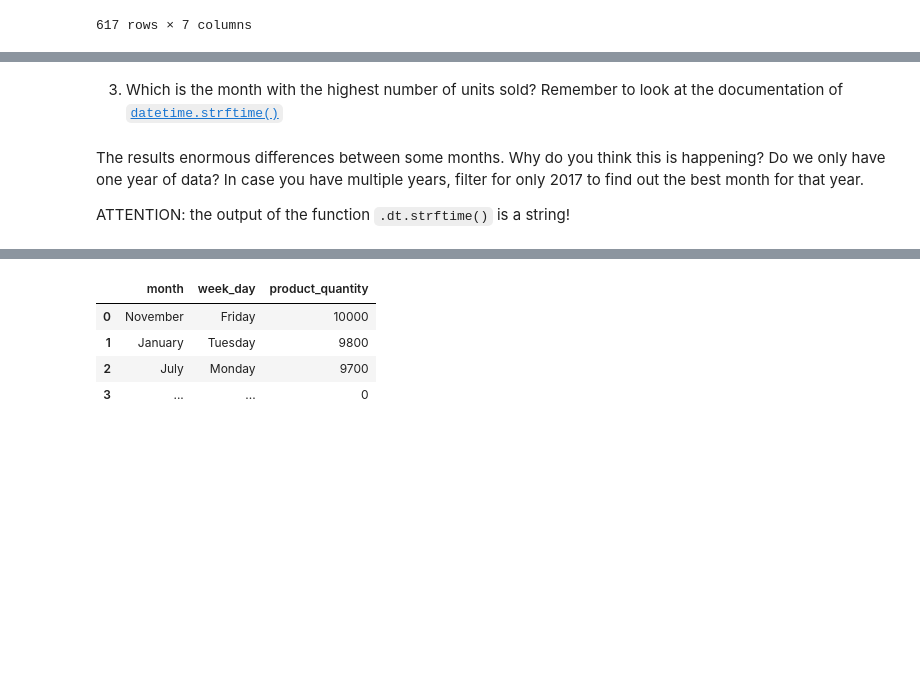
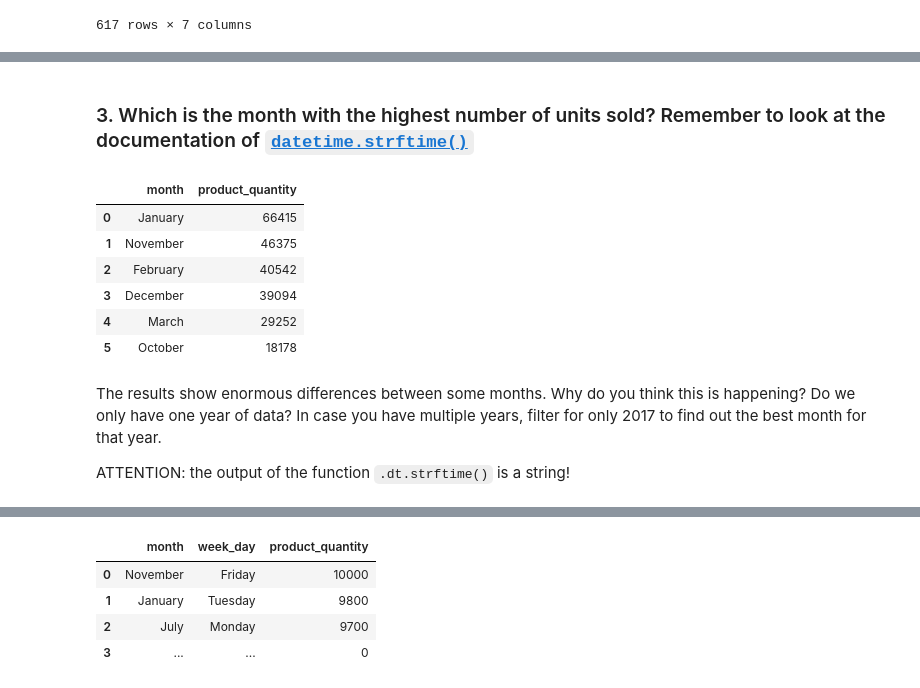
Before and after one commit to Donal-Flanagan/WBS_coding_school_data_science_bootcamp, a Jupyter notebook: python-project-2/2-challenge.ipynb, the cells around one changed output, grey strips where cells are left out. Saved outputs shown, nothing was run; the diff lists cells and outputs as text; code cells hidden in the pictures; blank space fills up the shorter version.

```diff
--- a/python-project-2/2-challenge.ipynb
+++ b/python-project-2/2-challenge.ipynb
@@ -327,6 +409,25 @@ df_date[df_date['date'] == pd.to_datetime('2017-01-01')]
 # %% [markdown]
-3. Which is the month with the highest number of units sold? Remember to look at the documentation of [`datetime.strftime()`](https://docs.python.org/3/library/datetime.html#strftime-and-strptime-behavior)
+### 3. Which is the month with the highest number of units sold? Remember to look at the documentation of [`datetime.strftime()`](https://docs.python.org/3/library/datetime.html#strftime-and-strptime-behavior)
+# %%
+(
+orderlines
+    .assign(month = orderlines.date.dt.strftime('%B')) # dt.month)
+    .groupby(['month'])
+    .agg({'product_quantity':'sum'})
+    .sort_values('product_quantity', ascending=False)
+    .reset_index()
+    #.groupby('month')
+    .head(6)
+)
+# %% [output]
+|  | month | product_quantity |
+| 0 | January | 66415 |
+| 1 | November | 46375 |
+| 2 | February | 40542 |
+| 3 | December | 39094 |
+| 4 | March | 29252 |
+| 5 | October | 18178 |
 # %% [markdown]
-The results enormous differences between some months. Why do you think this is happening? Do we only have one year of data? In case you have multiple years, filter for only 2017 to find out the best month for that year.
+The results show enormous differences between some months. Why do you think this is happening? Do we only have one year of data? In case you have multiple years, filter for only 2017 to find out the best month for that year.
 
 ATTENTION: the output of the function `.dt.strftime()` is a string!
```
Also changed, not shown: parts of 15 cells of this notebook.
